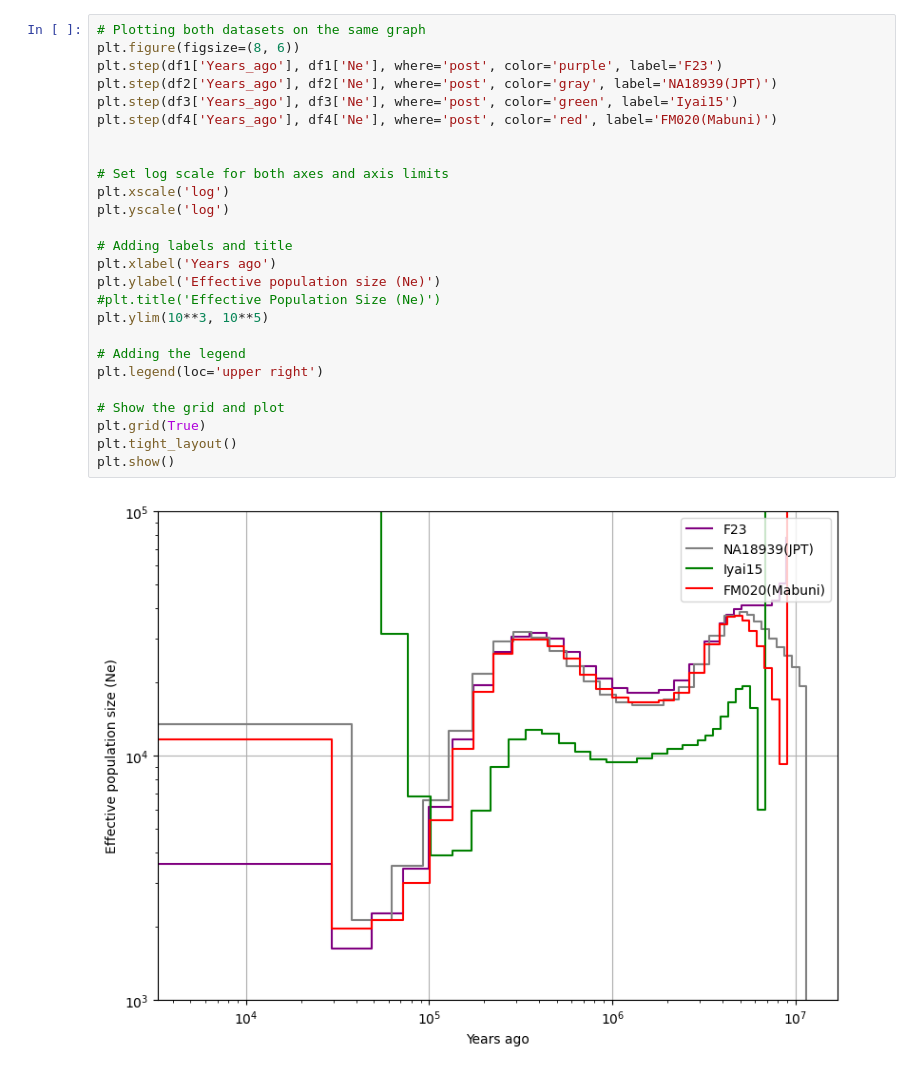
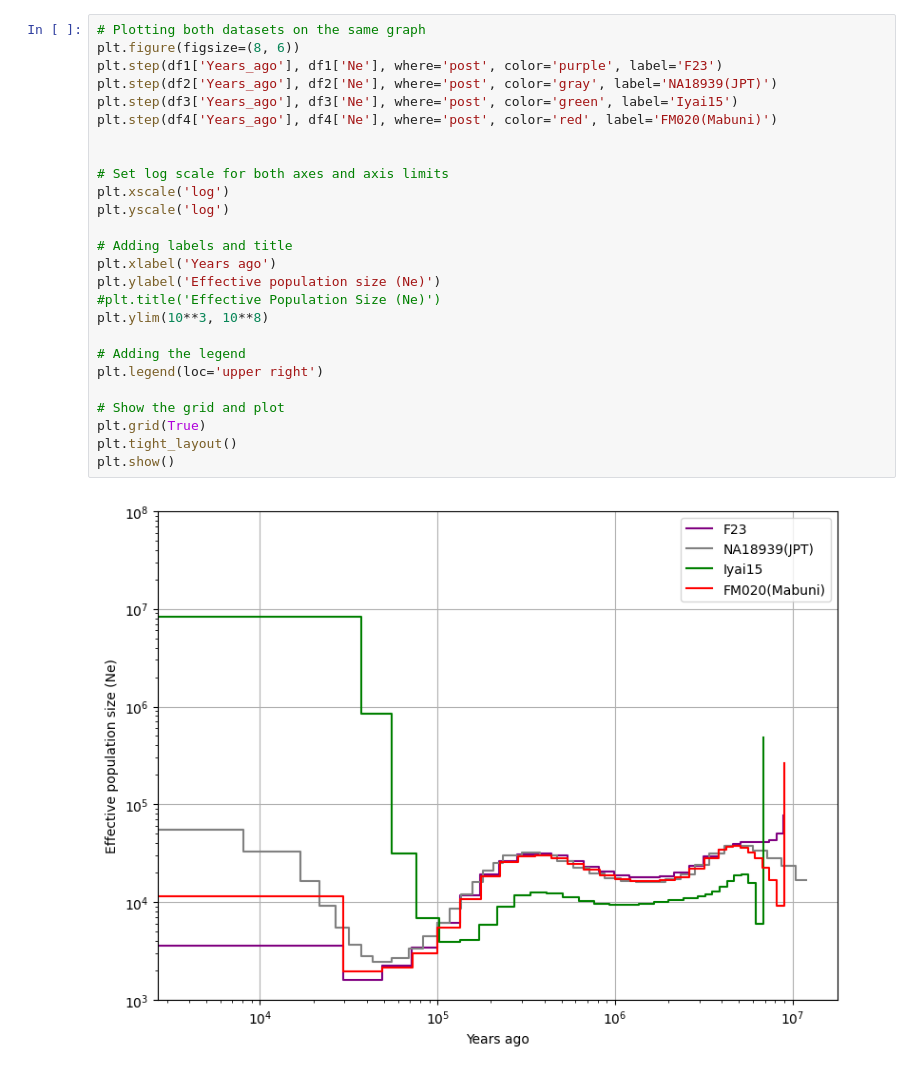
Before and after one commit to humgendiv/mkato-jomon, a Jupyter notebook: 2-msmc/2-4-1-popsize_plot.ipynb, the cells around one changed output. Saved outputs shown, nothing was run; the diff lists cells and outputs as text.

```diff
--- a/2-msmc/2-4-1-popsize_plot.ipynb
+++ b/2-msmc/2-4-1-popsize_plot.ipynb
@@ -51,28 +51,28 @@ plt.show()
 # %%
 # Plotting both datasets on the same graph
 plt.figure(figsize=(8, 6))
 plt.step(df1['Years_ago'], df1['Ne'], where='post', color='purple', label='F23')
 plt.step(df2['Years_ago'], df2['Ne'], where='post', color='gray', label='NA18939(JPT)')
 plt.step(df3['Years_ago'], df3['Ne'], where='post', color='green', label='Iyai15')
 plt.step(df4['Years_ago'], df4['Ne'], where='post', color='red', label='FM020(Mabuni)')
 
 
 # Set log scale for both axes and axis limits
 plt.xscale('log')
 plt.yscale('log')
 
 # Adding labels and title
 plt.xlabel('Years ago')
 plt.ylabel('Effective population size (Ne)')
 #plt.title('Effective Population Size (Ne)')
-plt.ylim(10**3, 10**5)
+plt.ylim(10**3, 10**8)
 
 # Adding the legend
 plt.legend(loc='upper right')
 
 # Show the grid and plot
 plt.grid(True)
 plt.tight_layout()
 plt.show()
 # %% [output]
-[figure, old version]
+[figure, new version]
```
Also changed, not shown: parts of 1 cell of this notebook, 4 other files.
